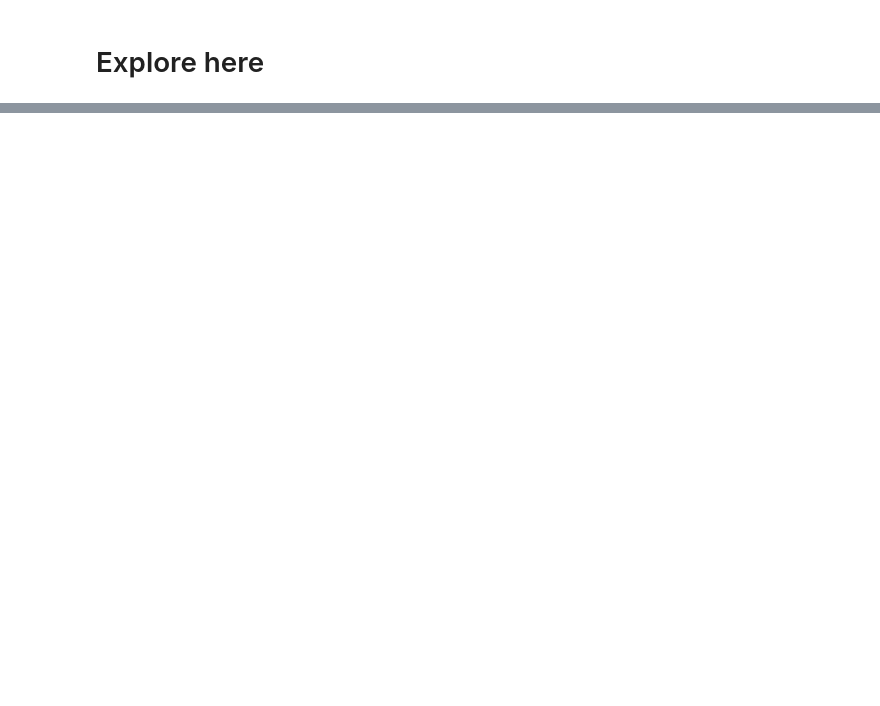
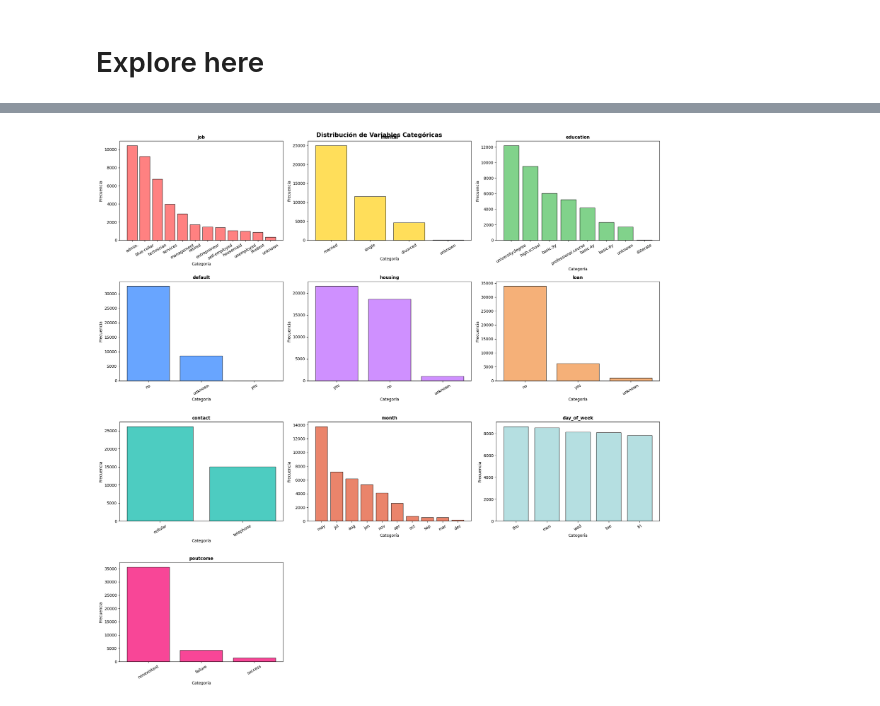
Before and after one commit to 4GeeksAcademy/regresion-logistica-brenda-campos, a Jupyter notebook: src/explore.ipynb, the cells around one changed output, grey strips where cells are left out. Cells and saved outputs as stored; diff of their text form; code cells hidden in the pictures; blank space fills up the shorter version.

```diff
--- a/src/explore.ipynb
+++ b/src/explore.ipynb
@@ -130 +134,29 @@ plt.show()
+# %%
+colores_cat = ['#FF6B6B','#FFD93D','#6BCB77','#4D96FF','#C77DFF',
+               '#F4A261','#2EC4B6','#E76F51','#A8DADC','#F72585']
+
+# Lista manual de columnas categóricas (sin 'y')
+cols_cat = ['job', 'marital', 'education', 'default', 'housing',
+            'loan', 'contact', 'month', 'day_of_week', 'poutcome']
+
+# Grid de 4 filas x 3 columnas = 12 espacios
+fig, axes = plt.subplots(4, 3, figsize=(20, 20))
+axes = axes.flatten()
+
+for i, col in enumerate(cols_cat):
+    conteo = df[col].value_counts()
+    axes[i].bar(conteo.index, conteo.values, color=colores_cat[i], edgecolor='black', alpha=0.85)
+    axes[i].set_title(col, fontsize=11, fontweight='bold')
+    axes[i].set_xlabel('Categoría')
+    axes[i].set_ylabel('Frecuencia')
+    axes[i].tick_params(axis='x', rotation=30)
+
+axes[10].set_visible(False)
+axes[11].set_visible(False)
+
+plt.suptitle('Distribución de Variables Categóricas', fontsize=15, fontweight='bold')
+plt.tight_layout()
+plt.show()
+# %% [output]
+[figure, added]
 # %%
```
Also changed, not shown: parts of 26 cells of this notebook, 1 other file.
